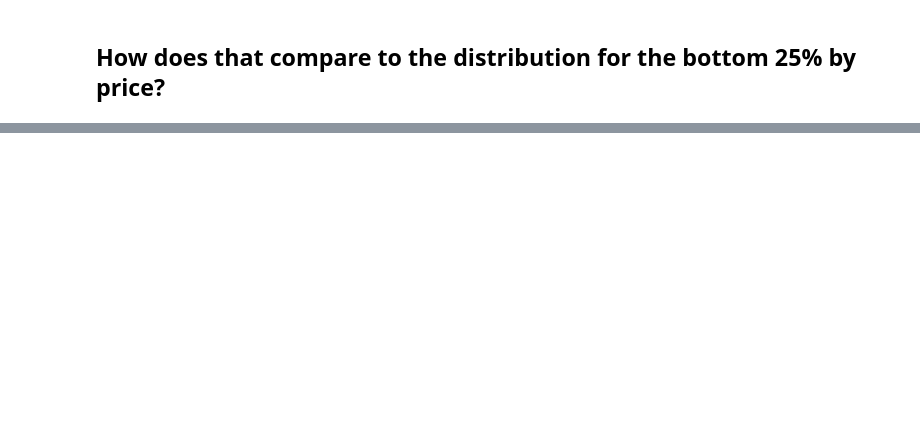
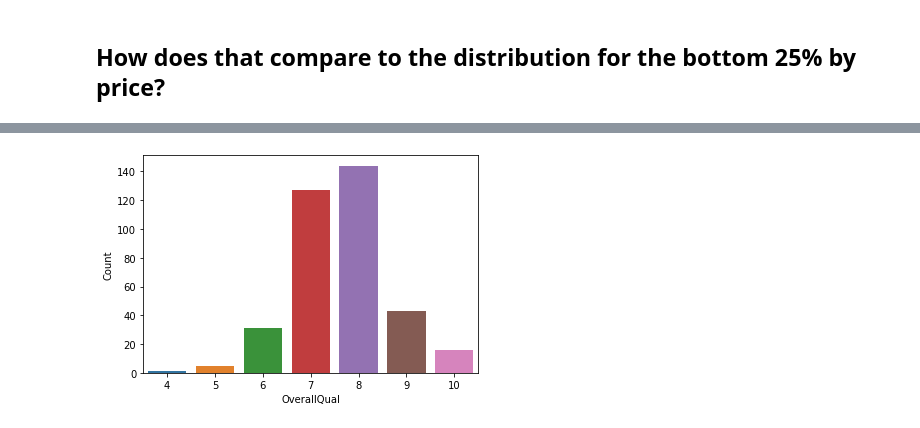
Before and after one commit to evan-freeman/tim, a Jupyter notebook: sample_data_analytics.ipynb, the cells around one changed output, grey strips where cells are left out. Cells and saved outputs as stored; diff of their text form; code cells hidden in the pictures; blank space fills up the shorter version.

```diff
--- a/sample_data_analytics.ipynb
+++ b/sample_data_analytics.ipynb
@@ -116,0 +293,4 @@ sns.barplot(x=answer_3.OverallQual, y=answer_3.Count);
+# %%
+sns.barplot(x=answer_2.OverallQual, y=answer_2.Count);
+# %% [output]
+[figure, added]
```
Also changed, not shown: parts of 20 cells of this notebook.
